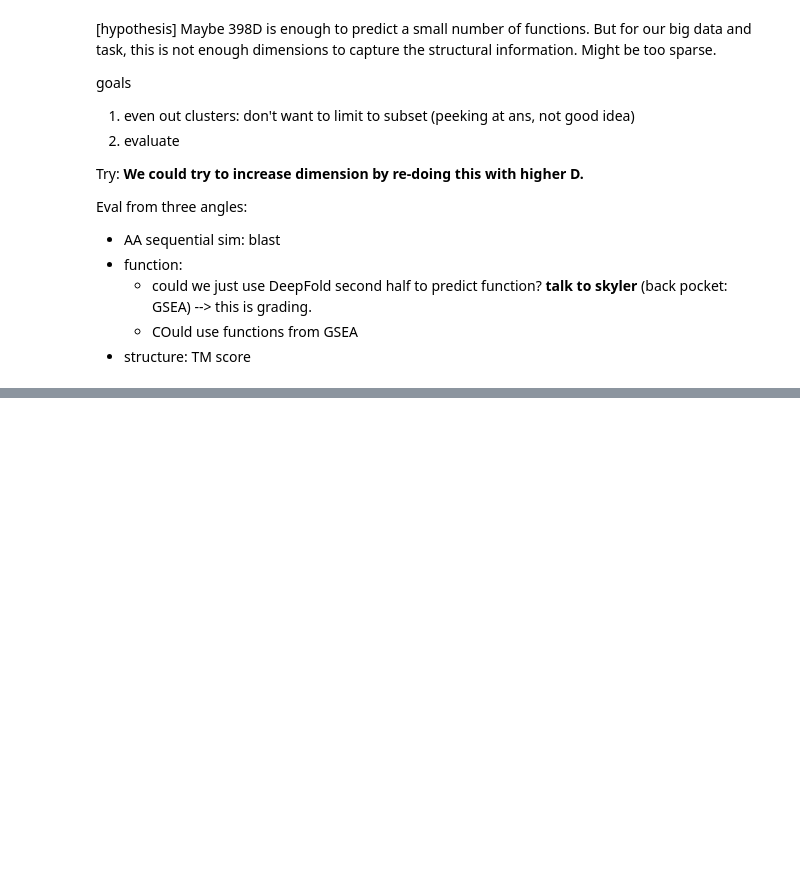
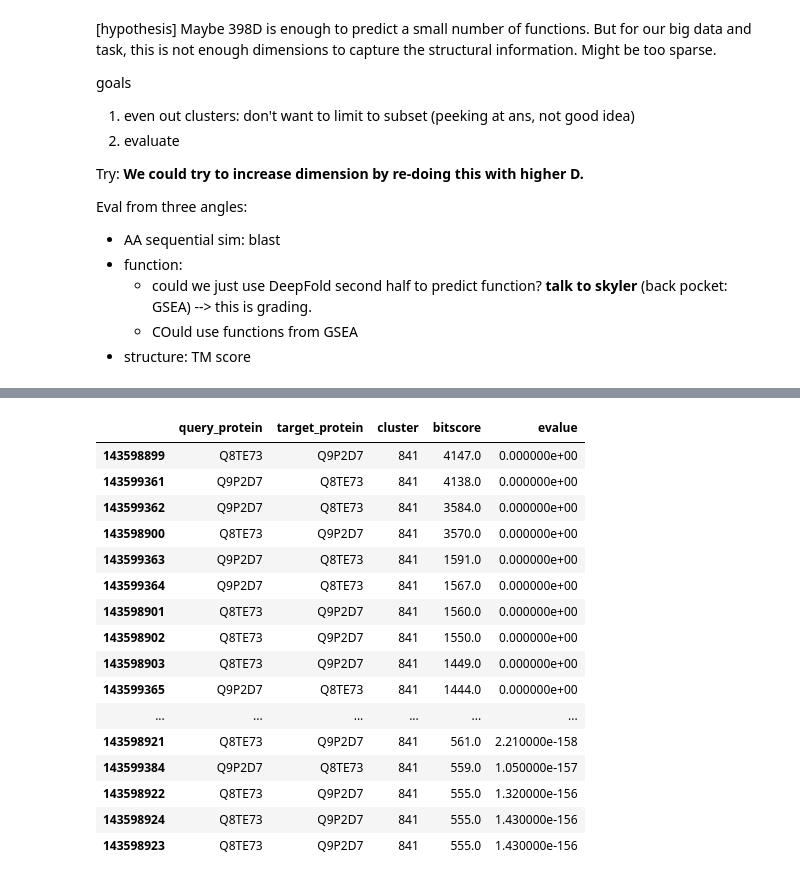
Before and after one commit to dptrsa-300/pss, a Jupyter notebook: DBSCAN on DeepFold.ipynb, the cells around one changed output, grey strips where cells are left out. Saved outputs shown, nothing was run; the diff lists cells and outputs as text; code cells hidden in the pictures; blank space fills up the shorter version.

```diff
--- a/DBSCAN on DeepFold.ipynb
+++ b/DBSCAN on DeepFold.ipynb
@@ -1277,0 +1368,2 @@ Eval from three angles:
+# %%
+pairwise_metrics = pd.read_csv(io.StringIO(pairwise_metrics))
@@ -1277,0 +1588,20 @@ Eval from three angles:
+# %%
+result[result.cluster == 841].sort_values(by="bitscore", ascending=False)[0:50]
+# %% [output]
+|  | query_protein | target_protein | cluster | bitscore | evalue |
+| 143598899 | Q8TE73 | Q9P2D7 | 841 | 4147.0 | 0.000000e+00 |
+| 143599361 | Q9P2D7 | Q8TE73 | 841 | 4138.0 | 0.000000e+00 |
+| 143599362 | Q9P2D7 | Q8TE73 | 841 | 3584.0 | 0.000000e+00 |
+| 143598900 | Q8TE73 | Q9P2D7 | 841 | 3570.0 | 0.000000e+00 |
+| 143599363 | Q9P2D7 | Q8TE73 | 841 | 1591.0 | 0.000000e+00 |
+| 143599364 | Q9P2D7 | Q8TE73 | 841 | 1567.0 | 0.000000e+00 |
+| 143598901 | Q8TE73 | Q9P2D7 | 841 | 1560.0 | 0.000000e+00 |
+| 143598902 | Q8TE73 | Q9P2D7 | 841 | 1550.0 | 0.000000e+00 |
+| 143598903 | Q8TE73 | Q9P2D7 | 841 | 1449.0 | 0.000000e+00 |
+| 143599365 | Q9P2D7 | Q8TE73 | 841 | 1444.0 | 0.000000e+00 |
+| ... | ... | ... | ... | ... | ... |
+| 143598921 | Q8TE73 | Q9P2D7 | 841 | 561.0 | 2.210000e-158 |
+| 143599384 | Q9P2D7 | Q8TE73 | 841 | 559.0 | 1.050000e-157 |
+| 143598922 | Q8TE73 | Q9P2D7 | 841 | 555.0 | 1.320000e-156 |
+| 143598924 | Q8TE73 | Q9P2D7 | 841 | 555.0 | 1.430000e-156 |
+| 143598923 | Q8TE73 | Q9P2D7 | 841 | 555.0 | 1.430000e-156 |
```
Also changed, not shown: parts of 34 cells of this notebook.
